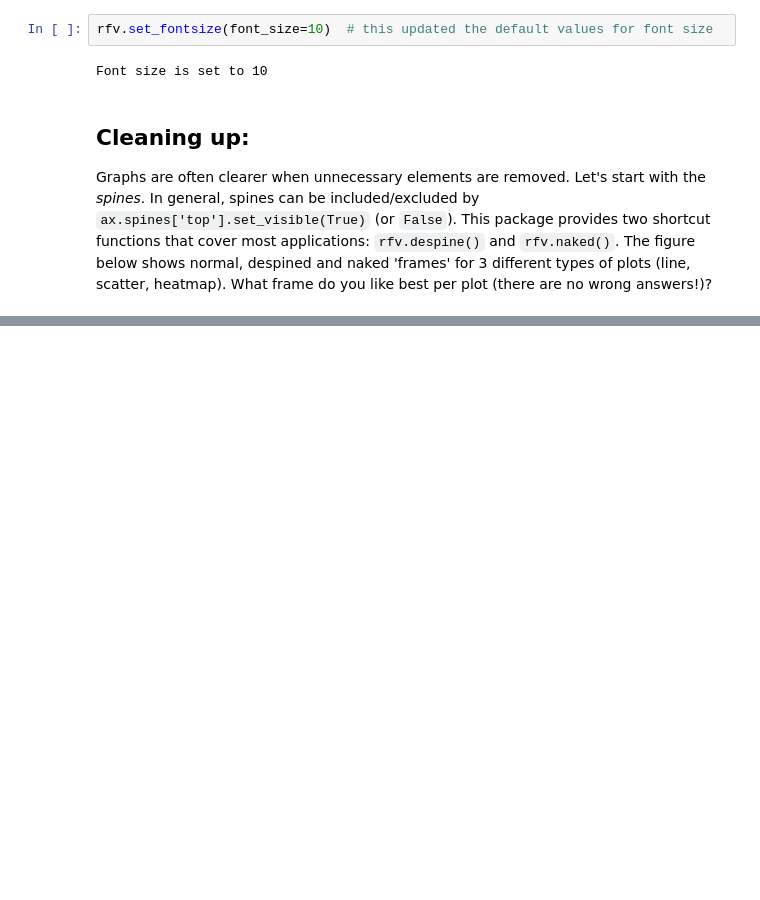
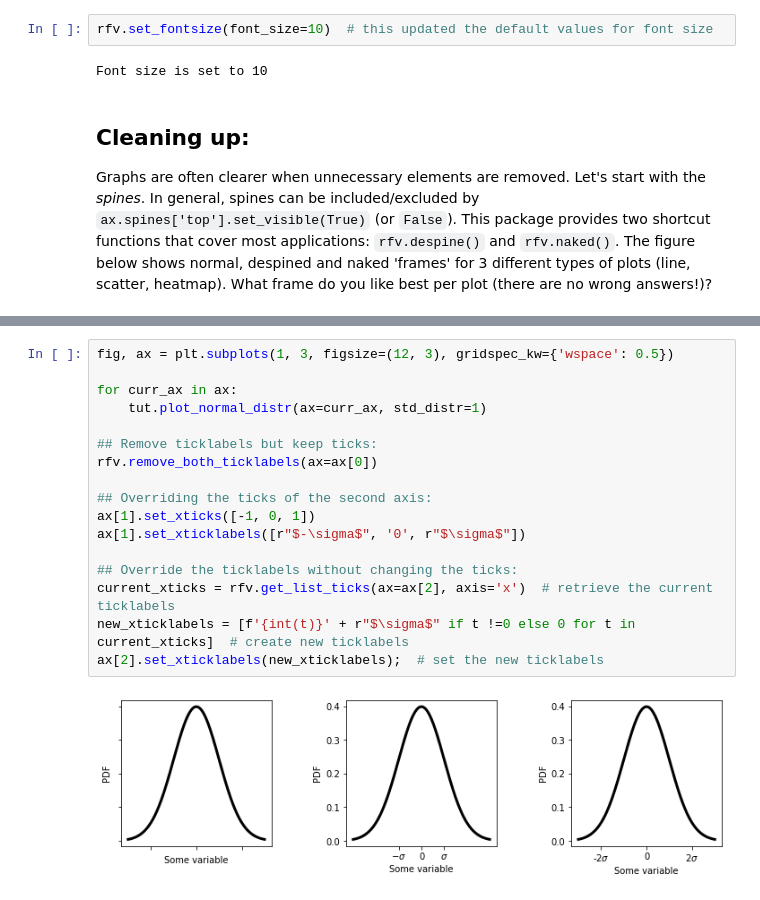
Before and after one commit to vdplasthijs/reproducible_figures, a Jupyter notebook: tutorial/RF4: Tidying up.ipynb, the cells around one changed output, grey strips where cells are left out. Saved outputs shown, nothing was run; the diff lists cells and outputs as text; blank space fills up the shorter version.

```diff
--- a/tutorial/RF4: Tidying up.ipynb
+++ b/tutorial/RF4: Tidying up.ipynb
@@ -65,0 +90,19 @@ Text(0.5, 1.0, 'Naked frame (0 spines)')
+# %%
+fig, ax = plt.subplots(1, 3, figsize=(12, 3), gridspec_kw={'wspace': 0.5})
+
+for curr_ax in ax:
+    tut.plot_normal_distr(ax=curr_ax, std_distr=1)
+
+## Remove ticklabels but keep ticks:
+rfv.remove_both_ticklabels(ax=ax[0])
+
+## Overriding the ticks of the second axis:
+ax[1].set_xticks([-1, 0, 1])
+ax[1].set_xticklabels([r"$-\sigma$", '0', r"$\sigma$"])
+
+## Override the ticklabels without changing the ticks:
+current_xticks = rfv.get_list_ticks(ax=ax[2], axis='x')  # retrieve the current ticklabels
+new_xticklabels = [f'{int(t)}' + r"$\sigma$" if t !=0 else 0 for t in current_xticks]  # create new ticklabels
+ax[2].set_xticklabels(new_xticklabels);  # set the new ticklabels
+# %% [output]
+[figure, added]
```
Also changed, not shown: parts of 10 cells of this notebook, 4 other files.
